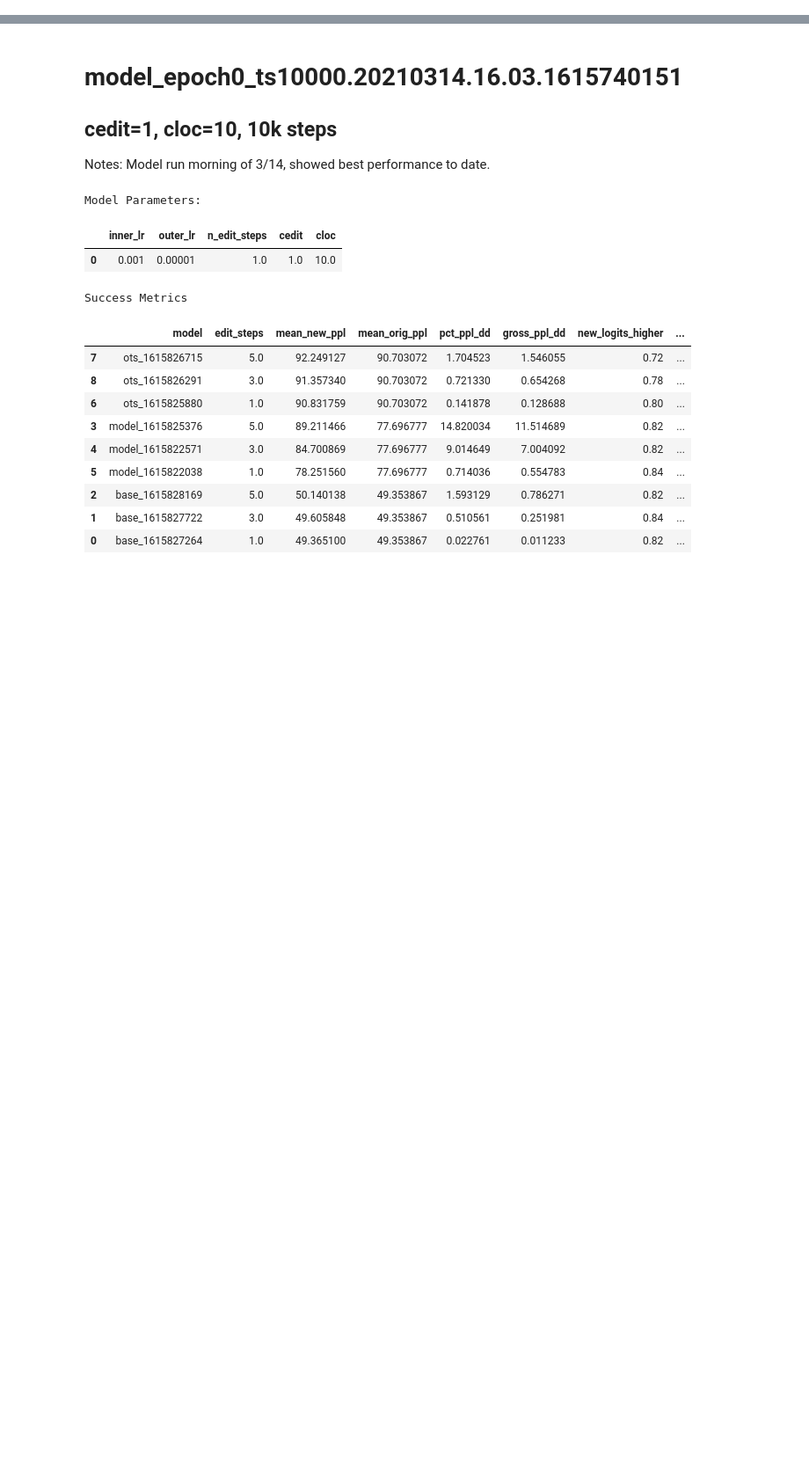
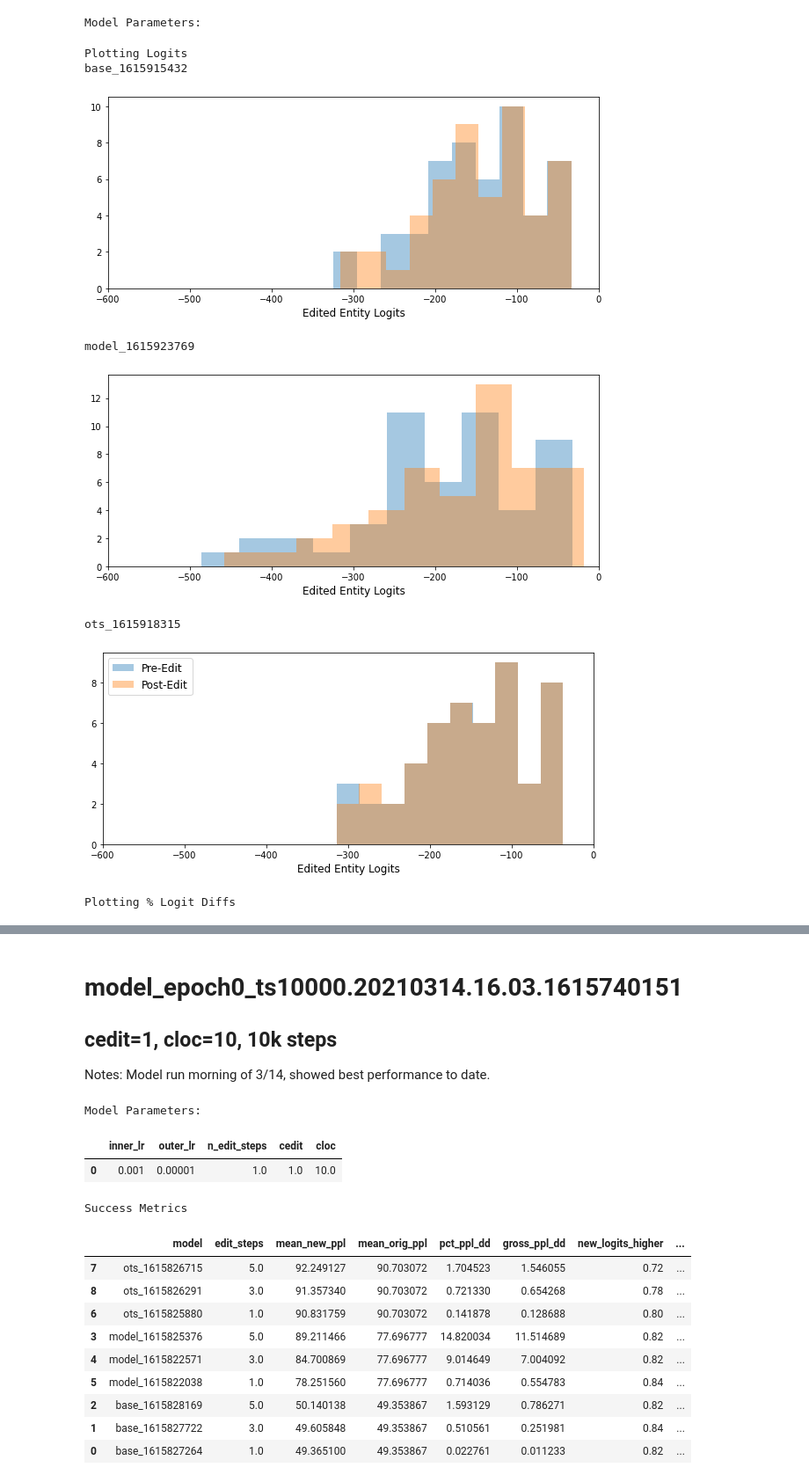
Before and after one commit to spencerbraun/editable_nlp, a Jupyter notebook: eval/Model_Comparisons.ipynb, the cells around one changed output, grey strips where cells are left out. Shown: that part at 88% size. Saved outputs shown, nothing was run; the diff lists cells and outputs as text; code cells hidden in the pictures; blank space fills up the shorter version.

```diff
--- a/eval/Model_Comparisons.ipynb
+++ b/eval/Model_Comparisons.ipynb
@@ -158,3 +169,25 @@ class ModelComps:
                 continue
         plt.legend()
         plt.show()
+# %%
+comps_test = ModelComps(
+    model_name="model_epoch0_ts10000.20210314.16.03.1615740151",
+    base_name="gpt2_epoch0_ts10000.20210310.18.03.1615401990",
+    test=True
+)
+
+comps_test.summary()
+# %% [output]
+Model Parameters:
+# %%
+matplotlib.rcParams['figure.figsize'] = (10, 4)
+comps_test.plotter([-600,0])
+# %% [output]
+Plotting Logits
+base_1615915432
+[figure, added]
+model_1615923769
+[figure, added]
+ots_1615918315
+[figure, added]
+Plotting % Logit Diffs
```
Also changed, not shown: parts of 5 cells of this notebook, 5 other files.
